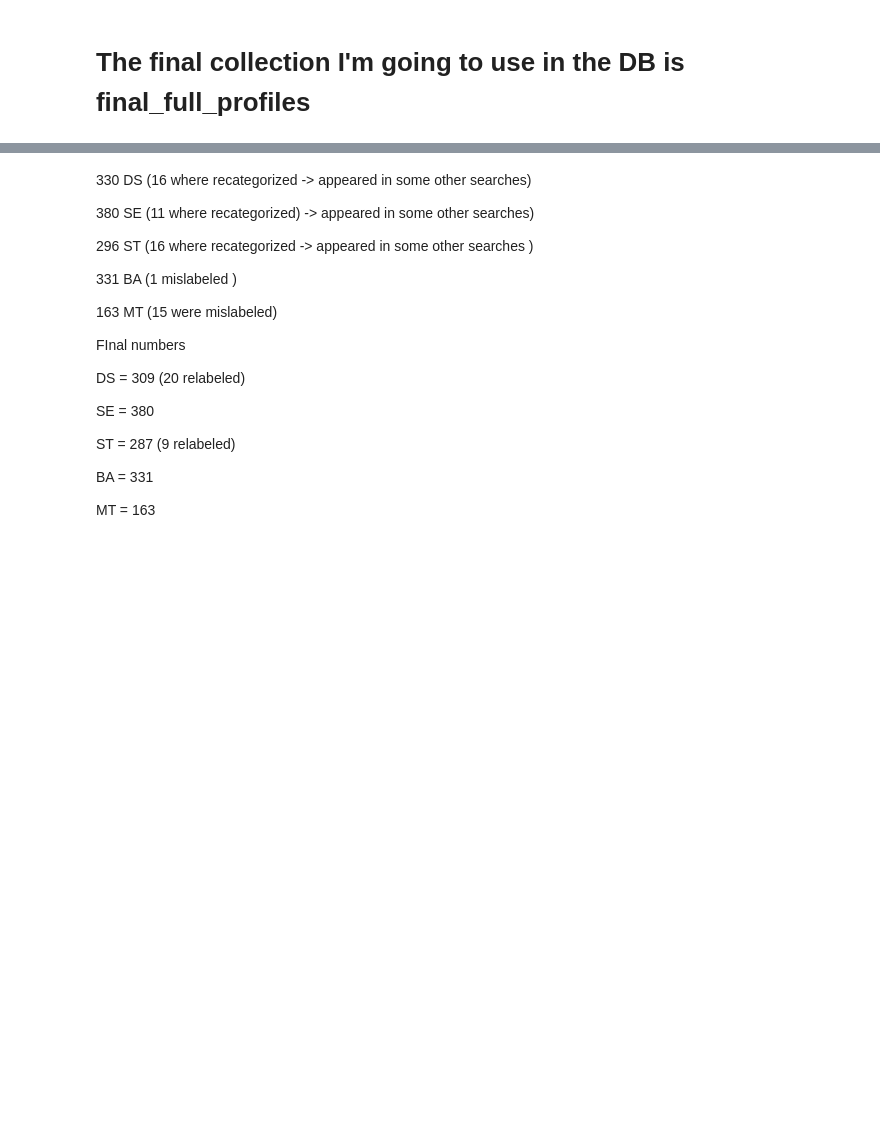
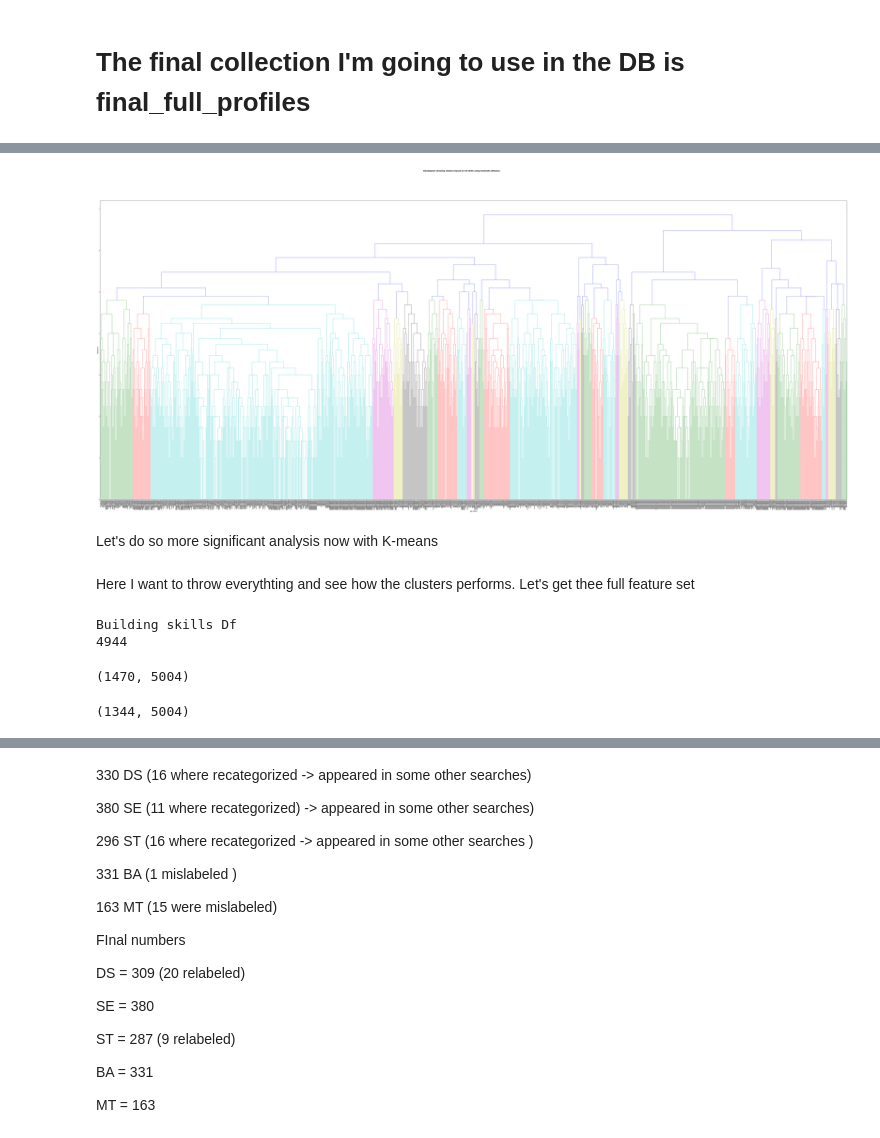
Before and after one commit to carlotorniai/Zproject, a Jupyter notebook: Final Results full DB Nov 9.ipynb, the cells around one changed output, grey strips where cells are left out. Drawn from its saved outputs; the diff is of its cells as text; code cells hidden in the pictures; blank space fills up the shorter version.

```diff
--- a/Final Results full DB Nov 9.ipynb
+++ b/Final Results full DB Nov 9.ipynb
@@ -133,0 +233,2 @@ Corrrect 163
+# %%
+df_education = stats.get_cat_ed_features(db, collection)
@@ -133,0 +245,13 @@ Corrrect 163
+# %%
+# Let's plot the hierarchical clusstering again
+# Compute the distance matrix
+dist_skills = squareform(pdist(feature_matrix_top_50s_ed, metric='rogerstanimoto'))
+fig = plt.figure(figsize=(100, 40))
+R = dendrogram(linkage(feature_matrix_top_50s_ed, method='complete'), labels = new_lables,  leaf_font_size=8)
+plt.ylabel('Distance', fontsize=12)
+plt.xlabel('Job titles', fontsize=12)
+plt.suptitle('Dendogram showing clusters based on 50 skills using Tanimoto distance', fontweight='bold', fontsize=14);
+# %% [output]
+[figure, added]
+# %% [markdown]
+Let's do so more significant analysis now with K-means
@@ -133,0 +266,15 @@ Corrrect 163
+# %% [markdown]
+Here I want to throw everythting and see how the clusters performs.
+Let's get thee full feature set
+# %%
+full_feature_matrix = stats.get_full_feature_matrix_cat(db, collection)
+full_feature_matrix.shape
+# %% [output]
+Building skills Df
+4944
+(1470, 5004)
+# %%
+full_feature_matrix_nz = utils.drop_zero_rows(full_feature_matrix)
+full_feature_matrix_nz.shape
+# %% [output]
+(1344, 5004)
```
Also changed, not shown: parts of 73 cells of this notebook, 3 other files.
